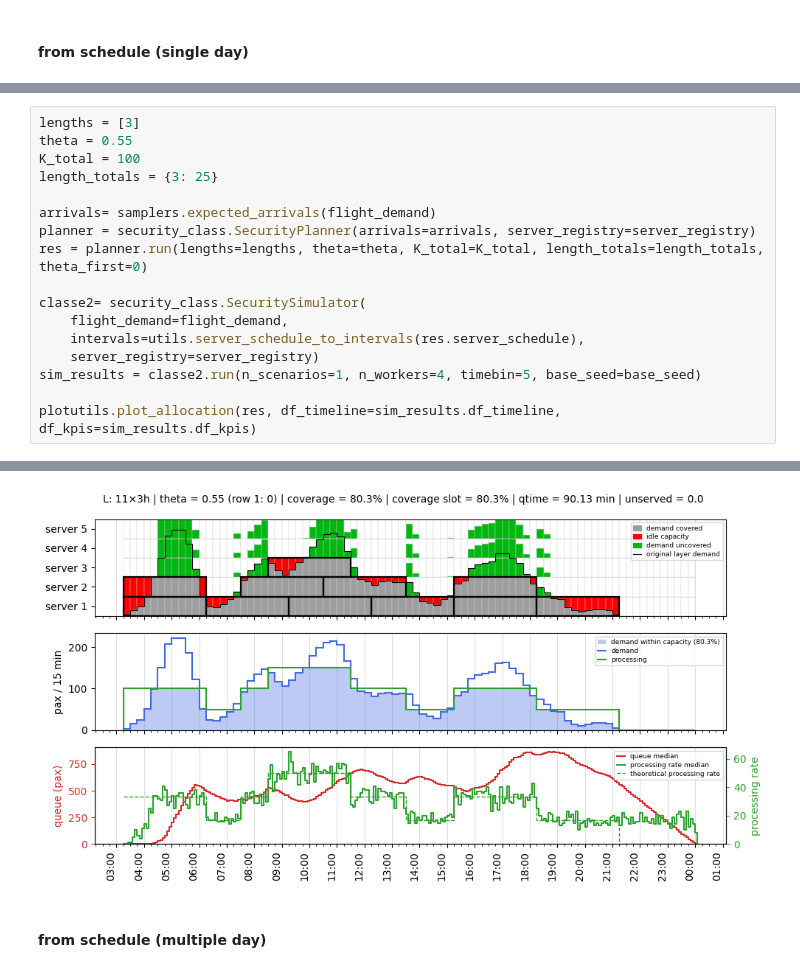
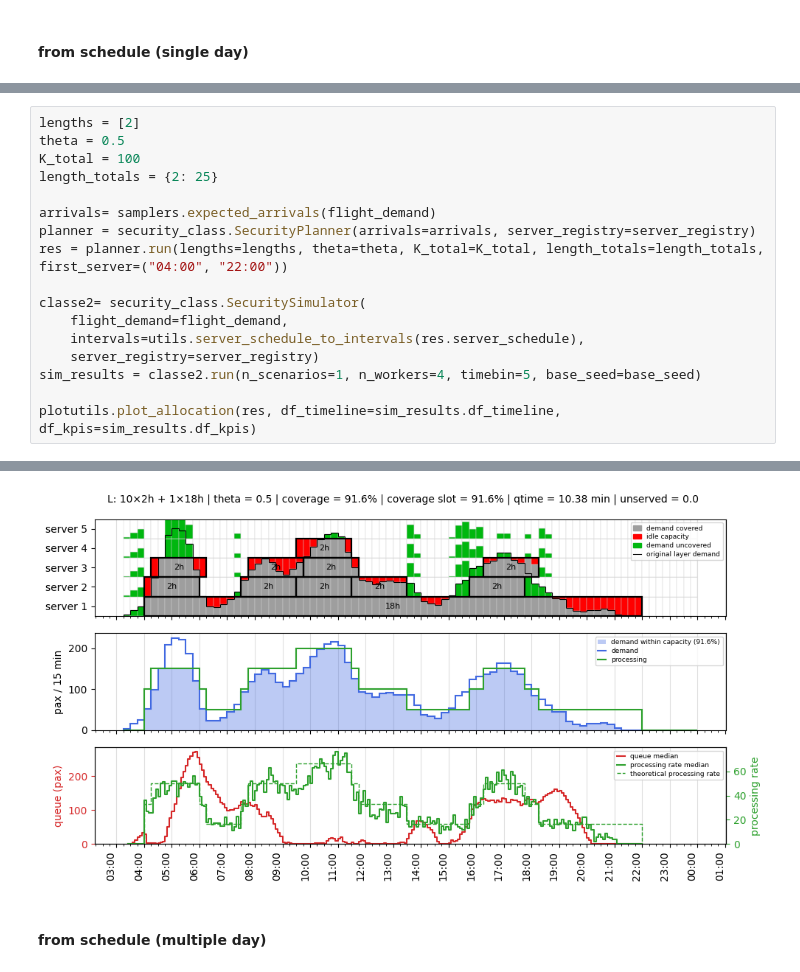
Before and after one commit to ZanchiLorenzo/security_paper, a Jupyter notebook: Tester FLR security.ipynb, the cells around one changed output, grey strips where cells are left out. Saved outputs shown, nothing was run; the diff lists cells and outputs as text.

```diff
--- a/Tester FLR security.ipynb
+++ b/Tester FLR security.ipynb
@@ -1422,12 +1422,12 @@ server_registry = preprocessing.build_processing_params_by_server(registry)
 # %%
-lengths = [3]
-theta = 0.55
+lengths = [2]
+theta = 0.5
 K_total = 100
-length_totals = {3: 25}
+length_totals = {2: 25}
 
 arrivals= samplers.expected_arrivals(flight_demand)
 planner = security_class.SecurityPlanner(arrivals=arrivals, server_registry=server_registry)
-res = planner.run(lengths=lengths, theta=theta, K_total=K_total, length_totals=length_totals, theta_first=0)
+res = planner.run(lengths=lengths, theta=theta, K_total=K_total, length_totals=length_totals, first_server=("04:00", "22:00"))
 
 classe2= security_class.SecuritySimulator(
     flight_demand=flight_demand,
@@ -1442,4 +1442,4 @@ plotutils.plot_allocation(res, df_timeline=sim_results.df_timeline, df_kpis=sim_
-[figure, old version]
+[figure, new version]
 # %% [markdown]
 #### from schedule (multiple day)
 # %%
```
Also changed, not shown: parts of 29 cells of this notebook, 7 other files.
